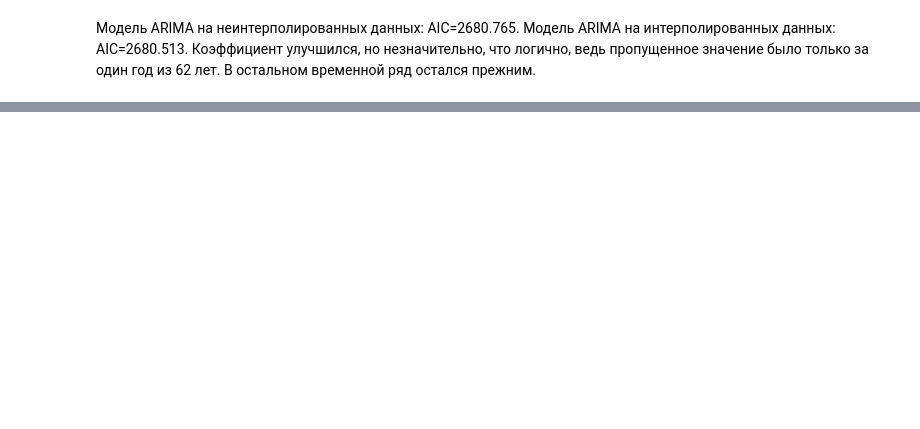
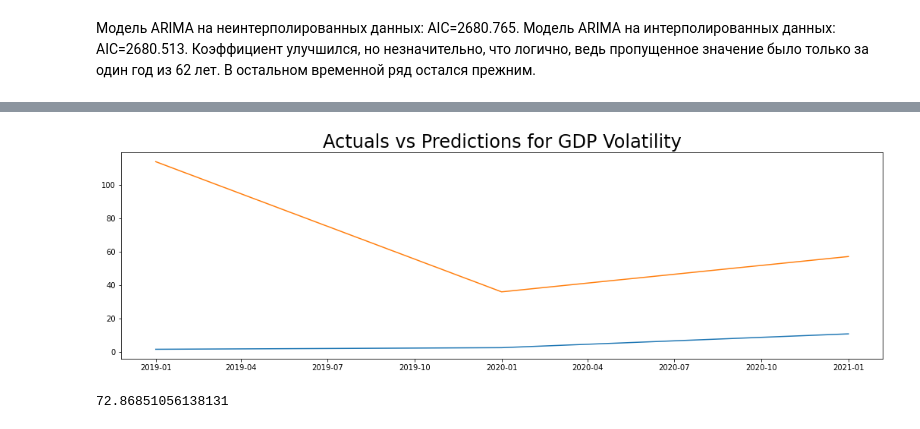
Before and after one commit to Nadarsa/sf_data_science, a Jupyter notebook: ml_in_business/project_gdp.ipynb, the cells around one changed output, grey strips where cells are left out. Saved outputs shown, nothing was run; the diff lists cells and outputs as text; code cells hidden in the pictures; blank space fills up the shorter version.

```diff
--- a/ml_in_business/project_gdp.ipynb
+++ b/ml_in_business/project_gdp.ipynb
@@ -442,0 +498,6 @@ Warnings:
+# %%
+plt.rcParams["figure.figsize"] = 10, 5
+
+sgt.plot_acf(train_df.GDP_vol[1:], lags = 28)
+sgt.plot_pacf(train_df.GDP_vol[1:], lags = 28)
+plt.show()
@@ -442,0 +521,4 @@ Warnings:
+# %%
+garch_df = pd.DataFrame(data["GDP_vol"].loc[data.index])
+garch_df.loc[train_df.index, "GDP_vol"] = train_df["GDP_vol"].dropna()
+garch_df
@@ -442,0 +540,4 @@ Warnings:
+# %%
+model = arch_model(garch_df["GDP_vol"].dropna(), p = 6, q = 1, vol = "GARCH")
+model_results = model.fit(last_obs = test_df.index[0], update_freq = 5)
+model_results.summary()
@@ -442,0 +577,3 @@ Warnings:
+# %%
+predictions_df = test_df.copy()
+predictions_df["Predictions"] = model_results.forecast().residual_variance.loc[test_df.index]
@@ -442,0 +598,15 @@ Warnings:
+# %%
+plt.rcParams["figure.figsize"] = 18, 5
+
+plt.plot(predictions_df["GDP_vol"].abs())
+plt.plot(predictions_df["Predictions"])
+
+plt.title("Actuals vs Predictions for GDP Volatility", size = 24)
+
+plt.show()
+# %% [output]
+[figure, added]
+# %%
+np.sqrt(mean_squared_error(predictions_df["GDP_vol"].abs(), predictions_df["Predictions"]))
+# %% [output]
+72.86851056138131
```
Also changed, not shown: parts of 27 cells of this notebook, 2 other files.
